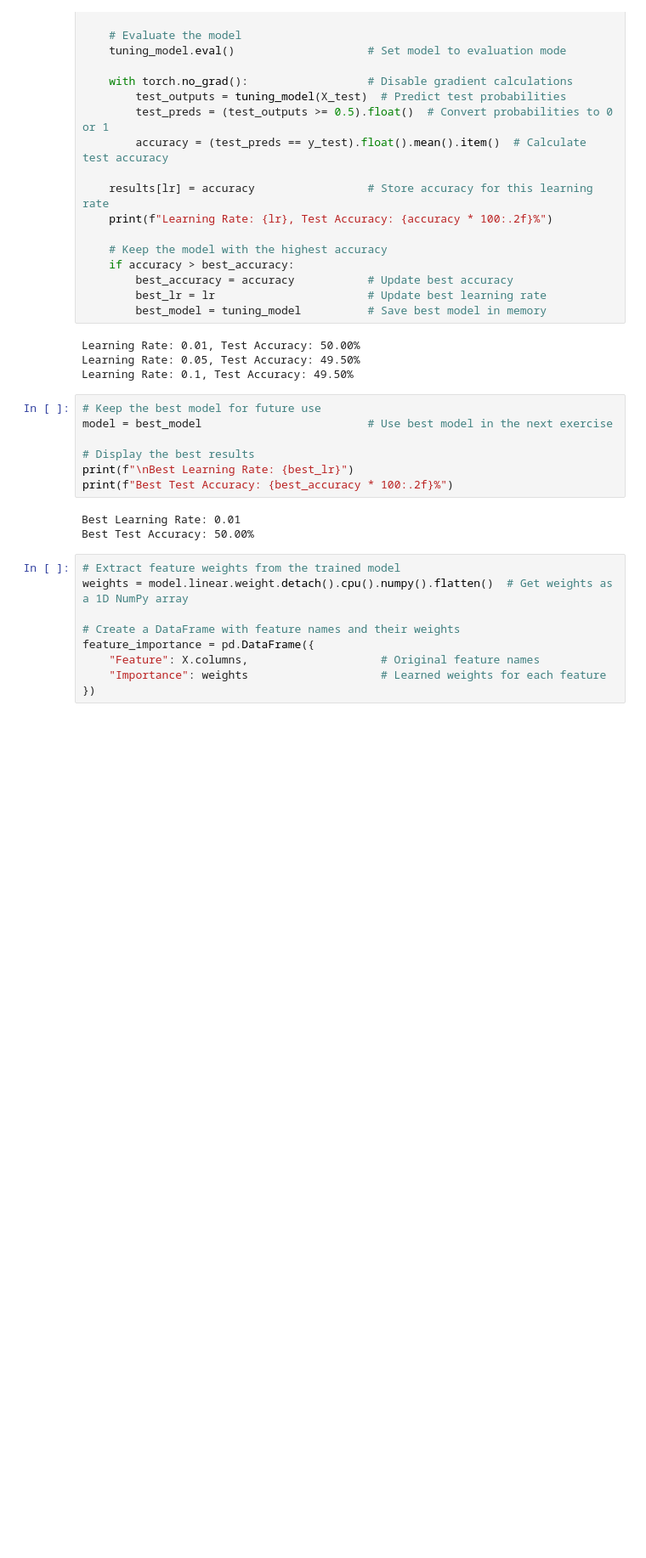
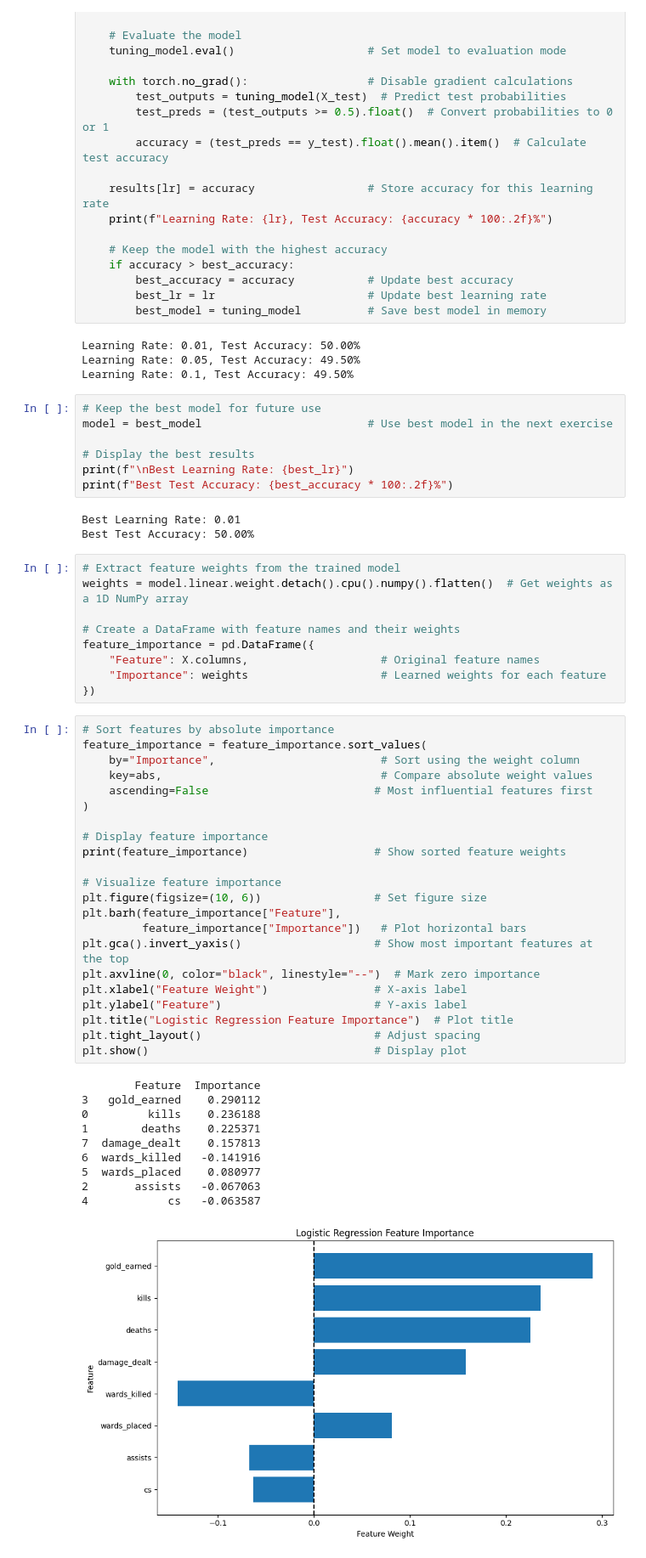
Before and after one commit to Helia-Karisani/league_of_legends_match_estimator, a Jupyter notebook: main.ipynb, the cells around one changed output. Shown at 85% size. Drawn from its saved outputs; the diff is of its cells as text; blank space fills up the shorter version.

Commit message:
plot features

```diff
--- a/main.ipynb
+++ b/main.ipynb
@@ -369,3 +369,36 @@ feature_importance = pd.DataFrame({
     "Feature": X.columns,                    # Original feature names
     "Importance": weights                    # Learned weights for each feature
 })
+# %%
+# Sort features by absolute importance
+feature_importance = feature_importance.sort_values(
+    by="Importance",                         # Sort using the weight column
+    key=abs,                                 # Compare absolute weight values
+    ascending=False                         # Most influential features first
+)
+
+# Display feature importance
+print(feature_importance)                   # Show sorted feature weights
+
+# Visualize feature importance
+plt.figure(figsize=(10, 6))                 # Set figure size
+plt.barh(feature_importance["Feature"],
+         feature_importance["Importance"])   # Plot horizontal bars
+plt.gca().invert_yaxis()                    # Show most important features at the top
+plt.axvline(0, color="black", linestyle="--")  # Mark zero importance
+plt.xlabel("Feature Weight")                # X-axis label
+plt.ylabel("Feature")                       # Y-axis label
+plt.title("Logistic Regression Feature Importance")  # Plot title
+plt.tight_layout()                          # Adjust spacing
+plt.show()                                  # Display plot
+# %% [output]
+        Feature  Importance
+3   gold_earned    0.290112
+0         kills    0.236188
+1        deaths    0.225371
+7  damage_dealt    0.157813
+6  wards_killed   -0.141916
+5  wards_placed    0.080977
+2       assists   -0.067063
+4            cs   -0.063587
+[figure, added]
```
